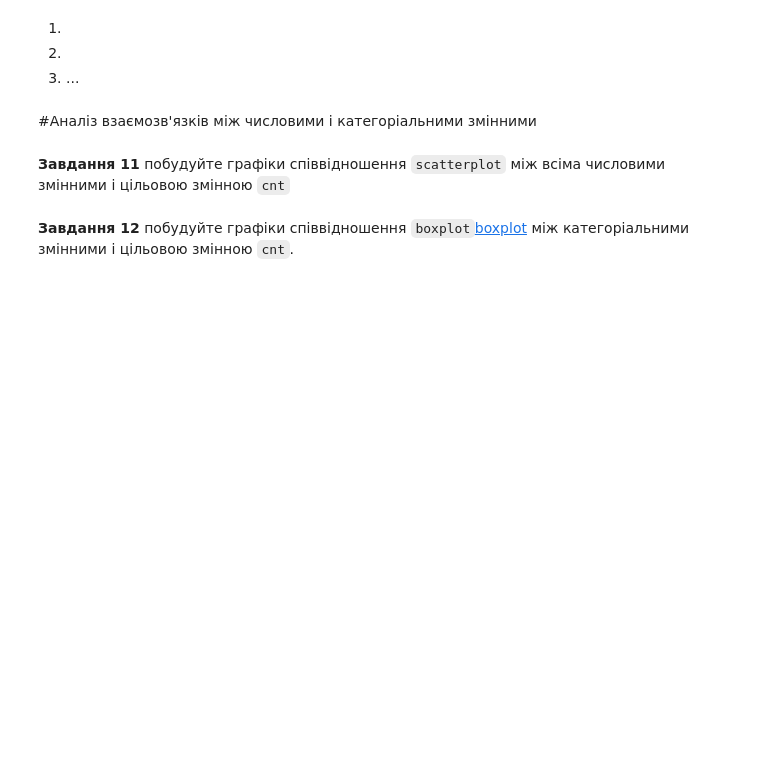
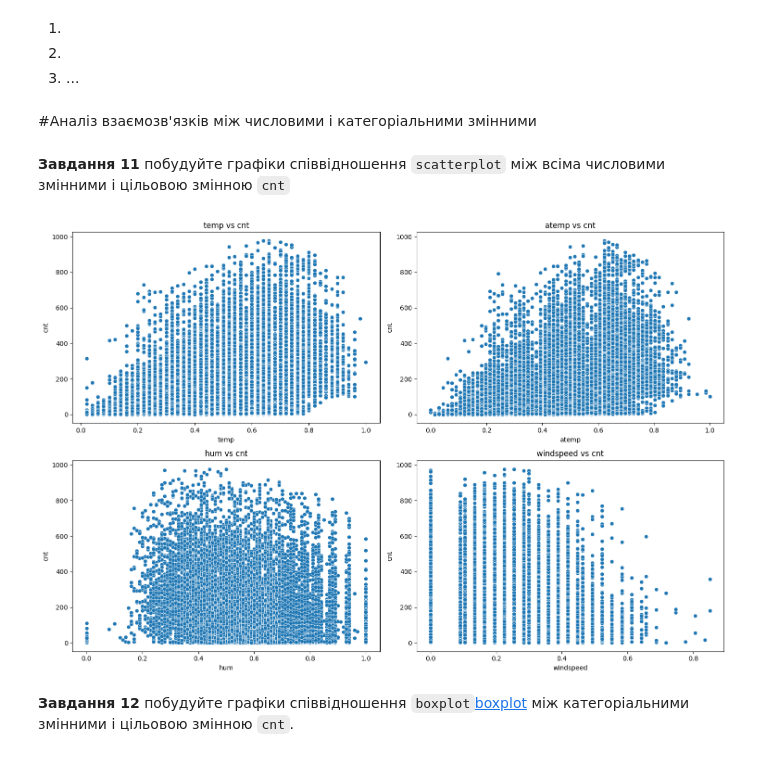
Before and after one commit to VladyslavFiniahin/Rep-AI, a Jupyter notebook: Task4_Regression_basicAI.ipynb, the cells around one changed output. Saved outputs shown, nothing was run; the diff lists cells and outputs as text; code cells hidden in the pictures; blank space fills up the shorter version.

```diff
--- a/Task4_Regression_basicAI.ipynb
+++ b/Task4_Regression_basicAI.ipynb
@@ -140,8 +337,17 @@ fig, ax = plt.subplots(2, 2, figsize=(20, 10))
 # %% [markdown]
 **Завдання 11** побудуйте графіки співвідношення `scatterplot` між всіма числовими змінними і цільовою змінною `cnt`
 # %%
-fig, ax = plt.subplots(2,2, figsize=(15, 10))
-for var, subplot in zip(data_numerical.drop('cnt', axis =1), ax.flatten()):
-  #your code
+fig, ax = plt.subplots(2, 2, figsize=(15, 10))
+ax = ax.flatten()
+for var, subplot in zip(data_numerical.drop('cnt', axis=1).columns, ax):
+    sns.scatterplot(data=data_numerical, x=var, y='cnt', ax=subplot)
+    subplot.set_title(f'{var} vs cnt')
+    subplot.set_xlabel(var)
+    subplot.set_ylabel('cnt')
+
+plt.tight_layout()
+plt.show()
+# %% [output]
+[figure, added]
 # %% [markdown]
 **Завдання 12** побудуйте графіки співвідношення `boxplot`[boxplot](https://matplotlib.org/stable/gallery/statistics/boxplot_demo.html) між категоріальними змінними і цільовою змінною `cnt`.
```
Also changed, not shown: parts of 34 cells of this notebook.
